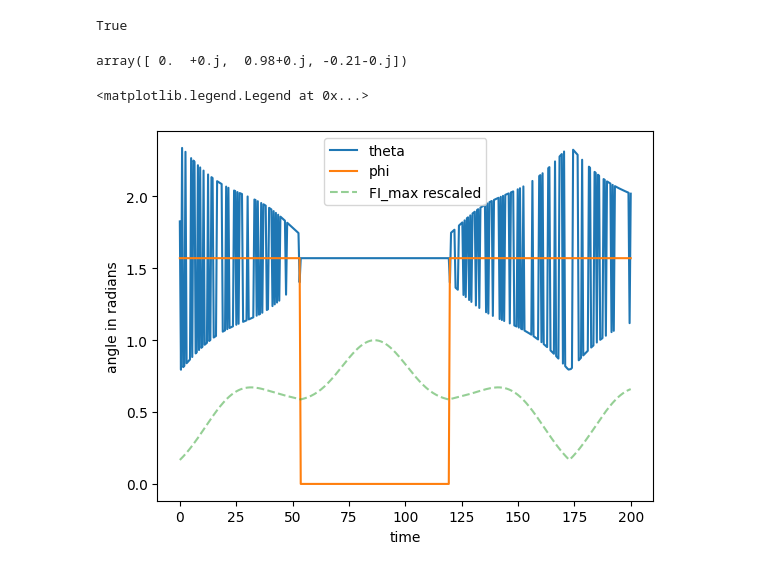
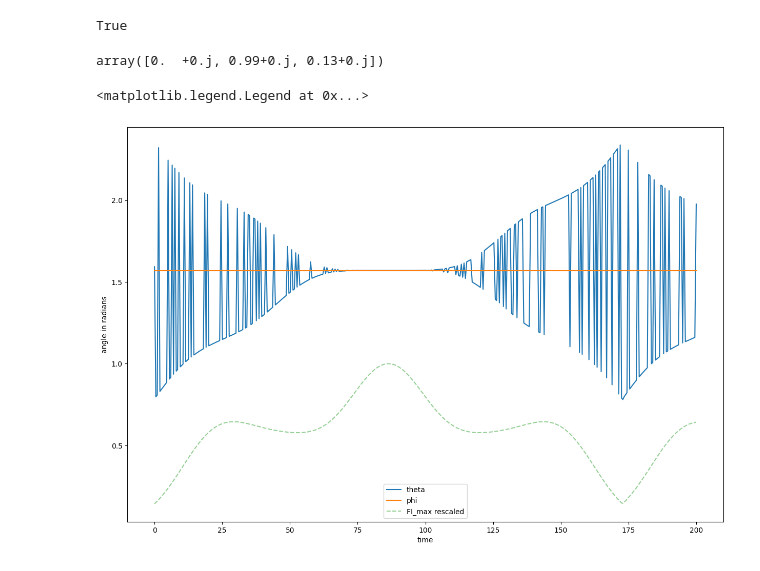
Before and after one commit to NiRVANA1331/Spin-Squeezing-in-Tmons, a Jupyter notebook: main.ipynb, the cells around one changed output. Saved outputs shown, nothing was run; the diff lists cells and outputs as text; code cells hidden in the pictures.

```diff
--- a/main.ipynb
+++ b/main.ipynb
@@ -29,7 +29,7 @@ $$v^n_{i-1} = (\sqrt{8 E^n_c E^n_j})i - 0.5*E^n_c i (i+1) $$
 with default values set as $v \approx 60 * 100Mhz$, $g = 100Mhz$, $\omega = 55*100MHz$
 # %%
 #initialize system
-N = 6
+N = 7
 Nlevel = Ntrunc
 Ej, Ec, g_arr, omega = generate_tmon_arch(N,Nlevel)
 sys1 = tmon_system(N, Nlevel, Ec, Ej, g_arr, omega)
@@ -67,7 +69,7 @@ Quantum object: dims = [[3], [3]], shape = (3, 3), type = oper, isherm = True $
 H = sys1.H_I()
 print(sys1.self_energy)
 #[psi_2,psi_2,psi_2,psi_2]
-psi0 = tensor(psi_2,psi_2,psi_2,psi_2, psi_2,psi_2) #sys1.tensor_projection_op(0,1,1, dim = None)
+psi0 = tensor(psi_2,psi_2,psi_2,psi_2, psi_2, psi_2,psi_2) #sys1.tensor_projection_op(0,1,1, dim = None)
 #psi0 = psi0 / psi0.norm() #normalize vector
 times = np.linspace(0,200,400) #time scale is ~ 1/freq of self energy
 options = Options()
@@ -168,14 +173,17 @@ def C_matrix(rho, J_arr):
 # Define the matrix
 FI_max_arr = []
 optimal_evec = []
+i = 0
 for state in tqdm(result.states):
     matrix = C_matrix(state, J_arr)
     eigenvalues, eigenvectors = np.linalg.eig(matrix)
+    print(str(i) + "time step: " + str(np.around(eigenvalues.real, 4)))
     max_index = np.argmax(eigenvalues)
     max_eigenvalue = eigenvalues[max_index]
     max_eigenvector = eigenvectors[max_index]
     FI_max_arr.append(4*max_eigenvalue)
     optimal_evec.append(max_eigenvector)
+    i = i+1
 
 #Plot FI_max vs time/\theta
 #plt.figure(figsize=(15,10))
@@ -212,7 +237,7 @@ True
 # %%
 np.around(optimal_evec[100], decimals=2)
 # %% [output]
-array([ 0.  +0.j,  0.98+0.j, -0.21-0.j])
+array([0.  +0.j, 0.99+0.j, 0.13+0.j])
 # %%
 #plot for optimal eigenvectors
 spherical_coordinates = []
@@ -221,16 +246,16 @@ for vec in optimal_evec:
 # %%
 spherical_coordinates = np.array(spherical_coordinates)
 # %%
-#plt.figure(figsize=(15,10))
+plt.figure(figsize=(15,10))
 plt.plot(times,spherical_coordinates[:,1], label  = "theta")
 plt.plot(times,spherical_coordinates[:,2], label = 'phi')
 plt.plot(times,FI_max_arr/max(FI_max_arr),alpha =0.5 , label = "FI_max rescaled", linestyle='dashed')
 plt.xlabel("time")
 plt.ylabel("angle in radians")
 plt.legend()
 # %% [output]
 <matplotlib.legend.Legend at 0x...>
-[figure, old version]
+[figure, new version]
 # %%
 #Graph of FI vs time
 # %%
```
Also changed, not shown: parts of 8 cells of this notebook.
